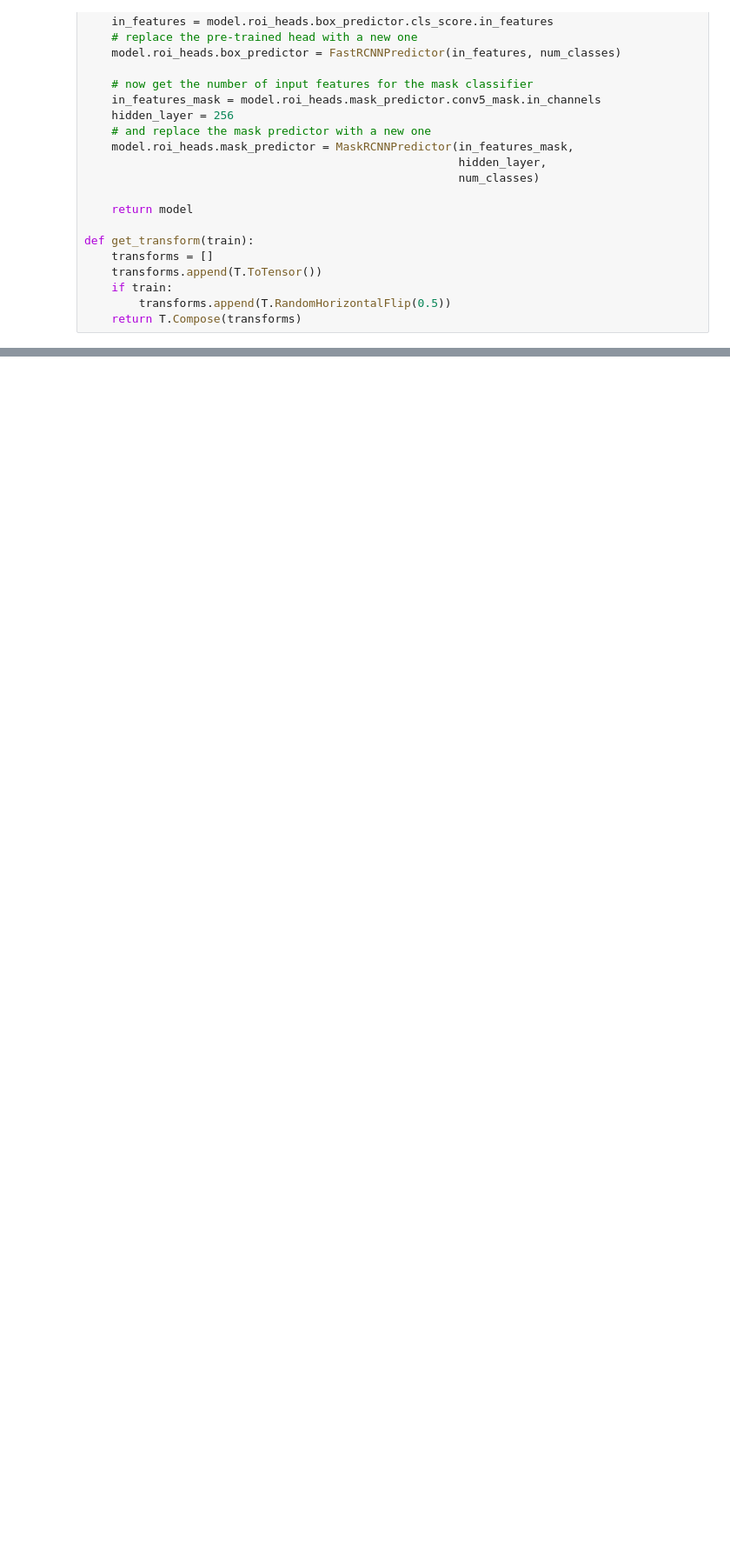
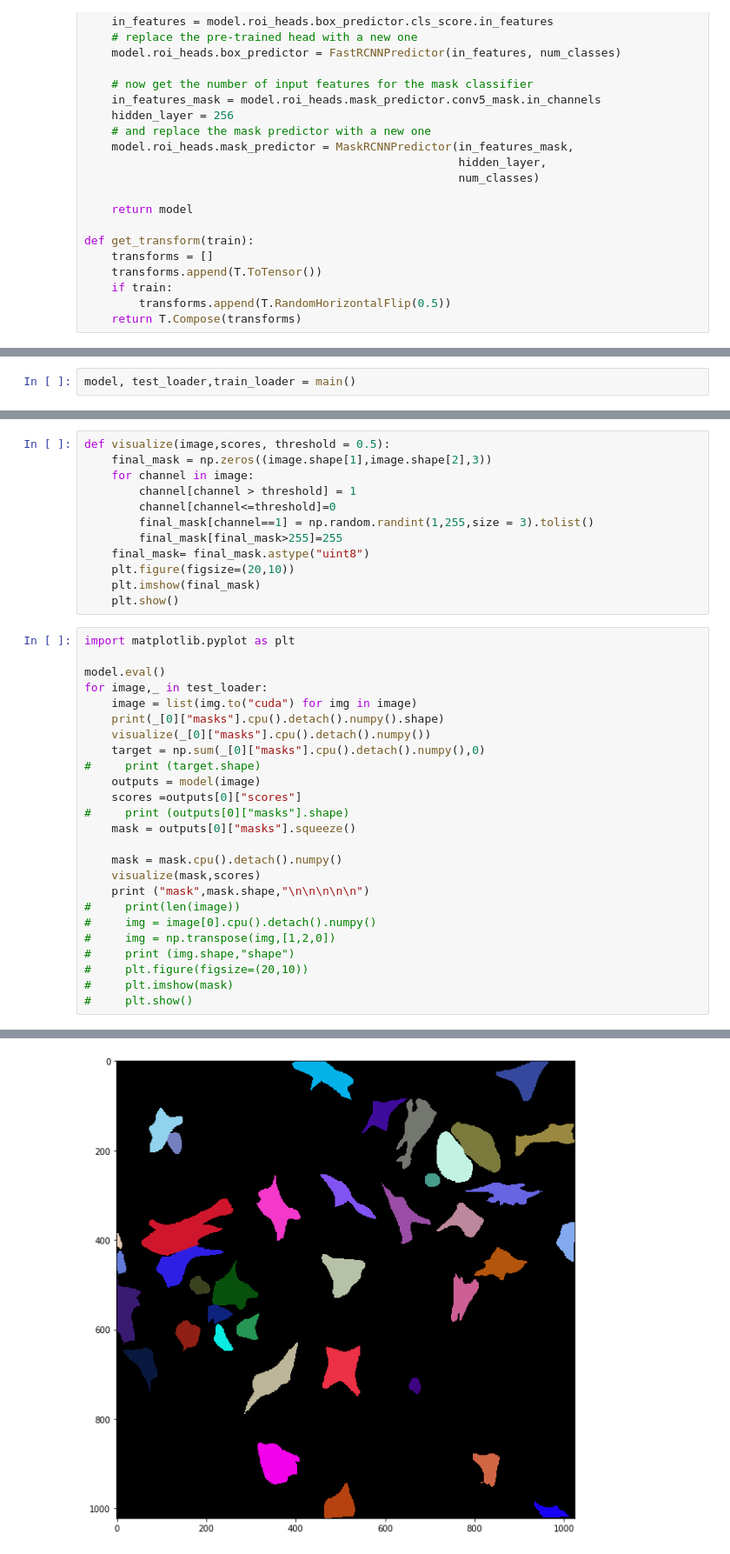
Before and after one commit to 0merjavaid/Microscopic-segmentation, a Jupyter notebook: Training/Untitled.ipynb, the cells around one changed output, grey strips where cells are left out. Shown: that part at 87% size. Drawn from its saved outputs; the diff is of its cells as text; blank space fills up the shorter version.

Commit message:
training code

```diff
--- a/Training/Untitled.ipynb
+++ b/Training/Untitled.ipynb
@@ -162,0 +161,2 @@ Downloading: "https://download.pytorch.org/models/maskrcnn_resnet50_fpn_coco-bf2
+# %%
+model, test_loader,train_loader = main()
@@ -162,0 +181,38 @@ Downloading: "https://download.pytorch.org/models/maskrcnn_resnet50_fpn_coco-bf2
+# %%
+def visualize(image,scores, threshold = 0.5):
+    final_mask = np.zeros((image.shape[1],image.shape[2],3))
+    for channel in image:
+        channel[channel > threshold] = 1
+        channel[channel<=threshold]=0
+        final_mask[channel==1] = np.random.randint(1,255,size = 3).tolist()
+        final_mask[final_mask>255]=255
+    final_mask= final_mask.astype("uint8")
+    plt.figure(figsize=(20,10))
+    plt.imshow(final_mask)
+    plt.show()
+# %%
+import matplotlib.pyplot as plt
+
+model.eval()
+for image,_ in test_loader:
+    image = list(img.to("cuda") for img in image)
+    print(_[0]["masks"].cpu().detach().numpy().shape)
+    visualize(_[0]["masks"].cpu().detach().numpy())
+    target = np.sum(_[0]["masks"].cpu().detach().numpy(),0)
+#     print (target.shape)
+    outputs = model(image)
+    scores =outputs[0]["scores"]
+#     print (outputs[0]["masks"].shape)
+    mask = outputs[0]["masks"].squeeze()
+
+    mask = mask.cpu().detach().numpy()
+    visualize(mask,scores)
+    print ("mask",mask.shape,"\n\n\n\n\n")
+#     print(len(image))
+#     img = image[0].cpu().detach().numpy()
+#     img = np.transpose(img,[1,2,0])
+#     print (img.shape,"shape")
+#     plt.figure(figsize=(20,10))
+#     plt.imshow(mask)
+#     plt.show()
+# %% [output]
@@ -162,0 +220 @@ Downloading: "https://download.pytorch.org/models/maskrcnn_resnet50_fpn_coco-bf2
+[figure, added]
```
Also changed, not shown: parts of 6 cells of this notebook, 2 other files.
